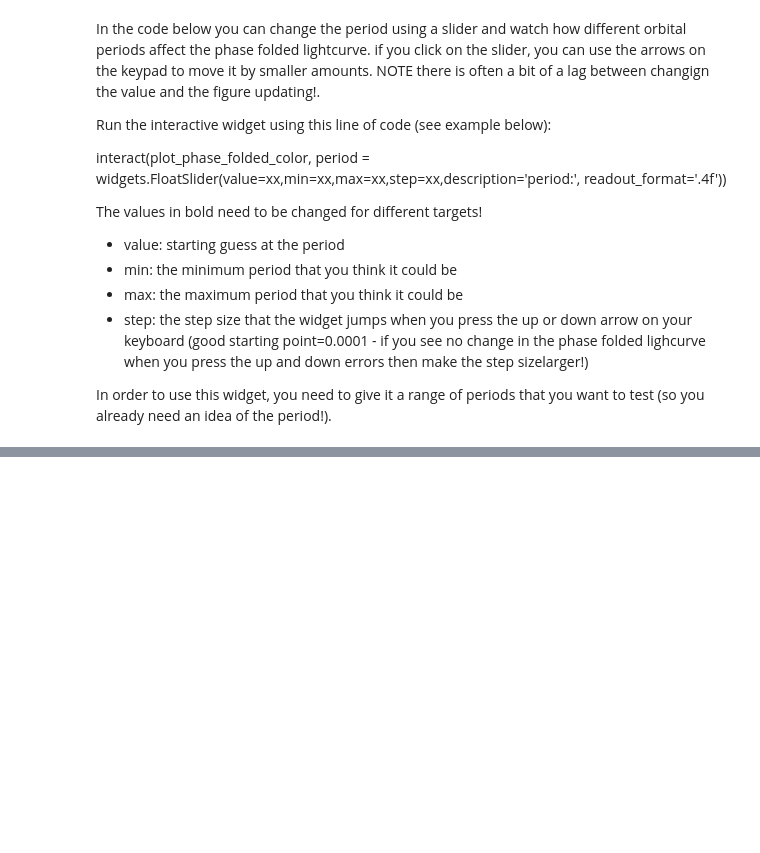
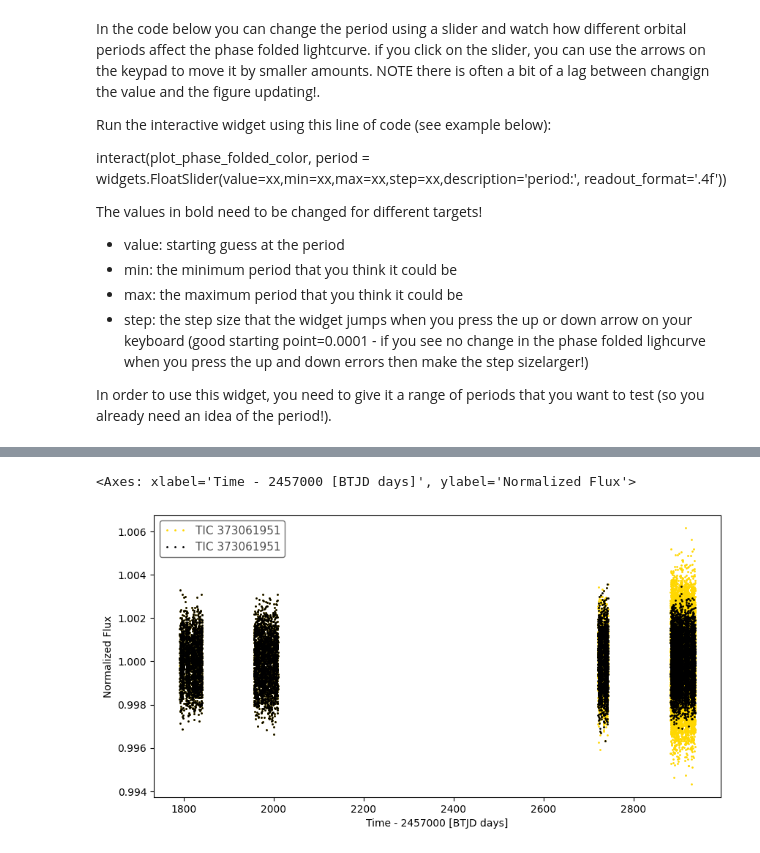
Before and after one commit to Alex-dev7/lightkurve_practice, a Jupyter notebook: Determine_Orbital_Peiod.ipynb, the cells around one changed output, grey strips where cells are left out. Saved outputs shown, nothing was run; the diff lists cells and outputs as text; code cells hidden in the pictures; blank space fills up the shorter version.

```diff
--- a/Determine_Orbital_Peiod.ipynb
+++ b/Determine_Orbital_Peiod.ipynb
@@ -117,0 +131,8 @@ interactive(children=(FloatSlider(value=2.145, description='period:', max=2.15,
+# %%
+# in order to plot multiple data sets on one figure, define a plotting region using fig, ax = plt.subplots(...)
+fig, ax = plt.subplots(figsize = (10,5))
+lc_collection.plot(ax = ax, linewidth = 0, marker = 'o', color = 'gold', markersize = 1)
+lc_collect_binned.plot(ax = ax, linewidth = 0, marker = 'o', color = 'black', markersize = 1)
+# %% [output]
+<Axes: xlabel='Time - 2457000 [BTJD days]', ylabel='Normalized Flux'>
+[figure, added]
```
Also changed, not shown: parts of 11 cells of this notebook, 2 other files.
